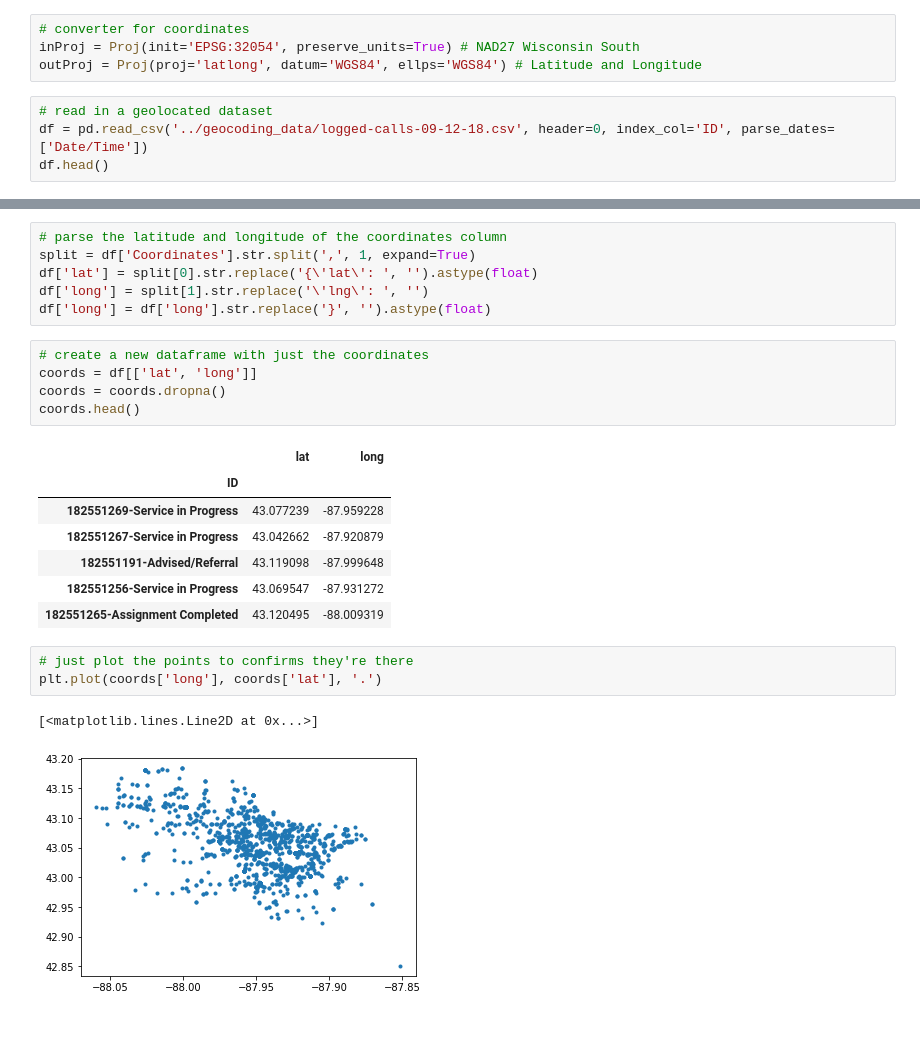
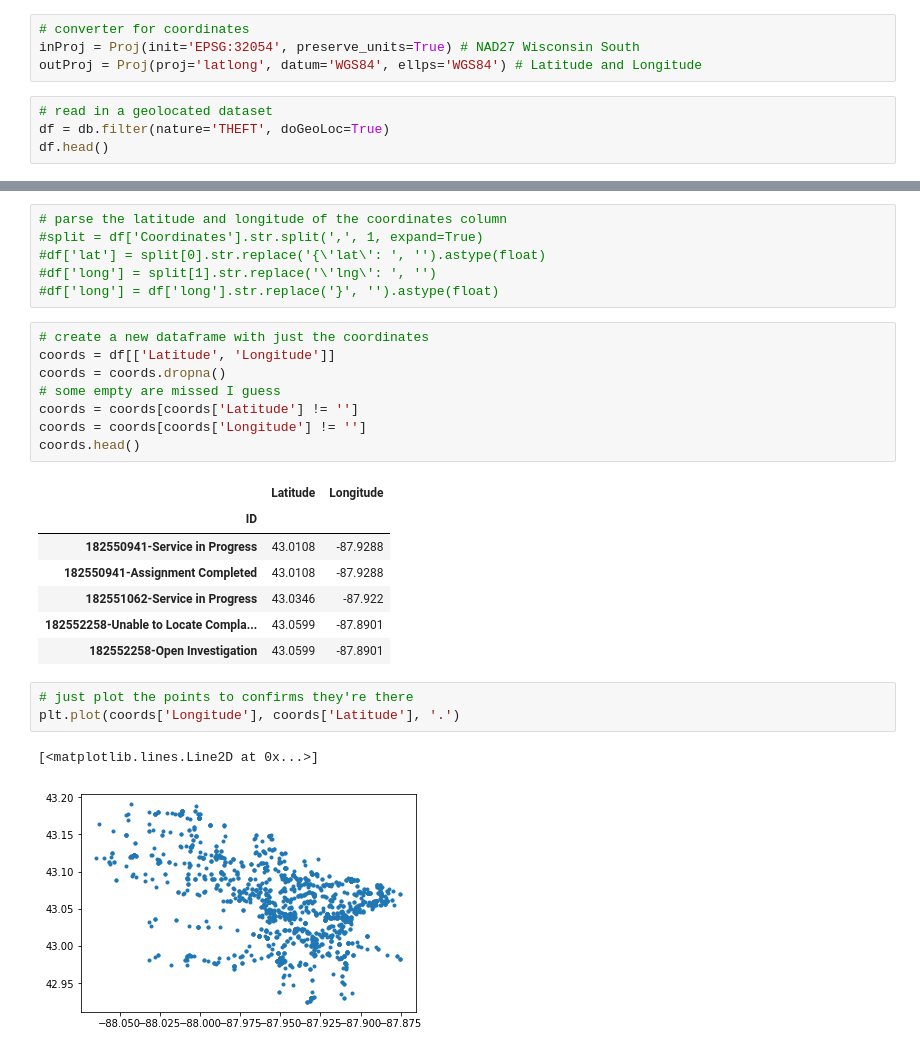
Before and after one commit to uofthcdslab/seniordesign1819, a Jupyter notebook: mapping/mke-dists.ipynb, the cells around one changed output, grey strips where cells are left out. Saved outputs shown, nothing was run; the diff lists cells and outputs as text.

```diff
--- a/mapping/mke-dists.ipynb
+++ b/mapping/mke-dists.ipynb
@@ -27,6 +29,6 @@ inProj = Proj(init='EPSG:32054', preserve_units=True) # NAD27 Wisconsin South
 outProj = Proj(proj='latlong', datum='WGS84', ellps='WGS84') # Latitude and Longitude
 # %%
 # read in a geolocated dataset
-df = pd.read_csv('../geocoding_data/logged-calls-09-12-18.csv', header=0, index_col='ID', parse_dates=['Date/Time'])
+df = db.filter(nature='THEFT', doGeoLoc=True)
 df.head()
 # %% [output]
@@ -40,28 +47,31 @@ df.head()
 # %%
 # parse the latitude and longitude of the coordinates column
-split = df['Coordinates'].str.split(',', 1, expand=True)
-df['lat'] = split[0].str.replace('{\'lat\': ', '').astype(float)
-df['long'] = split[1].str.replace('\'lng\': ', '')
-df['long'] = df['long'].str.replace('}', '').astype(float)
+#split = df['Coordinates'].str.split(',', 1, expand=True)
+#df['lat'] = split[0].str.replace('{\'lat\': ', '').astype(float)
+#df['long'] = split[1].str.replace('\'lng\': ', '')
+#df['long'] = df['long'].str.replace('}', '').astype(float)
 # %%
 # create a new dataframe with just the coordinates
-coords = df[['lat', 'long']]
+coords = df[['Latitude', 'Longitude']]
 coords = coords.dropna()
+# some empty are missed I guess
+coords = coords[coords['Latitude'] != '']
+coords = coords[coords['Longitude'] != '']
 coords.head()
 # %% [output]
-|  | lat | long |
+|  | Latitude | Longitude |
 | ID |  |  |
-| 182551269-Service in Progress | 43.077239 | -87.959228 |
-| 182551267-Service in Progress | 43.042662 | -87.920879 |
-| 182551191-Advised/Referral | 43.119098 | -87.999648 |
-| 182551256-Service in Progress | 43.069547 | -87.931272 |
-| 182551265-Assignment Completed | 43.120495 | -88.009319 |
+| 182550941-Service in Progress | 43.0108 | -87.9288 |
+| 182550941-Assignment Completed | 43.0108 | -87.9288 |
+| 182551062-Service in Progress | 43.0346 | -87.922 |
+| 182552258-Unable to Locate Compla... | 43.0599 | -87.8901 |
+| 182552258-Open Investigation | 43.0599 | -87.8901 |
 # %%
 # just plot the points to confirms they're there
-plt.plot(coords['long'], coords['lat'], '.')
+plt.plot(coords['Longitude'], coords['Latitude'], '.')
 # %% [output]
 [<matplotlib.lines.Line2D at 0x...>]
-[figure, old version]
+[figure, new version]
 # %%
 def plotOn(sf, coords, sfName, drawMap=False):
     # initialize plot size
```
Also changed, not shown: parts of 5 cells of this notebook, 4 other files.
